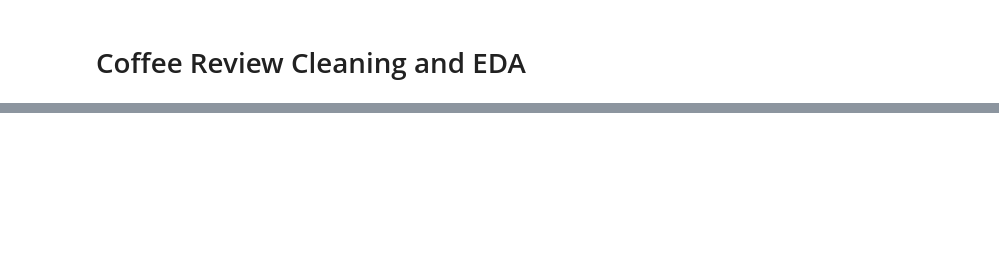
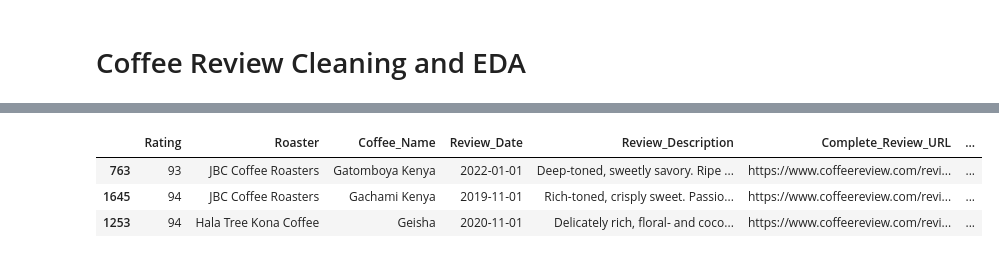
Before and after one commit to tynardone/coffee-reviews-analysis, a Jupyter notebook: coffee-review-eda.ipynb, the cells around one changed output, grey strips where cells are left out. Cells and saved outputs as stored; diff of their text form; code cells hidden in the pictures; blank space fills up the shorter version.

```diff
--- a/coffee-review-eda.ipynb
+++ b/coffee-review-eda.ipynb
@@ -8,0 +183,7 @@ import re
+# %%
+coffee.sample(3)
+# %% [output]
+|  | Rating | Roaster | Coffee_Name | Review_Date | Review_Description | Complete_Review_URL | ... |
+| 763 | 93 | JBC Coffee Roasters | Gatomboya Kenya | 2022-01-01 | Deep-toned, sweetly savory. Ripe ... | https://www.coffeereview.com/revi... | ... |
+| 1645 | 94 | JBC Coffee Roasters | Gachami Kenya | 2019-11-01 | Rich-toned, crisply sweet. Passio... | https://www.coffeereview.com/revi... | ... |
+| 1253 | 94 | Hala Tree Kona Coffee | Geisha | 2020-11-01 | Delicately rich, floral- and coco... | https://www.coffeereview.com/revi... | ... |
```
Also changed, not shown: parts of 14 cells of this notebook, 4 other files.
